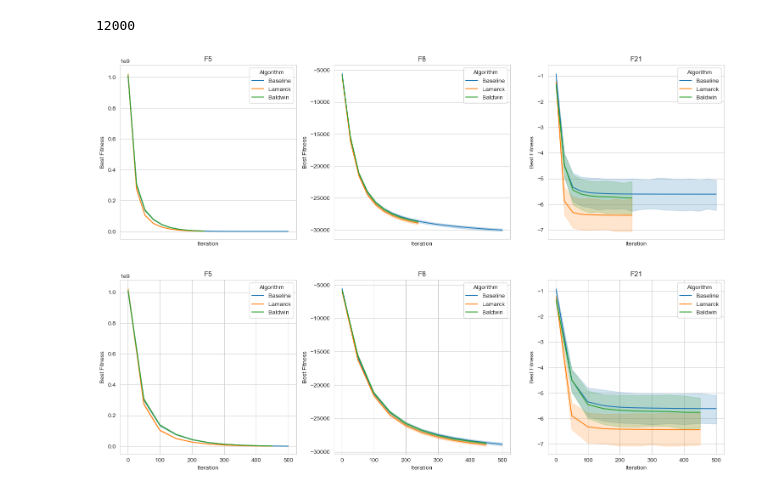
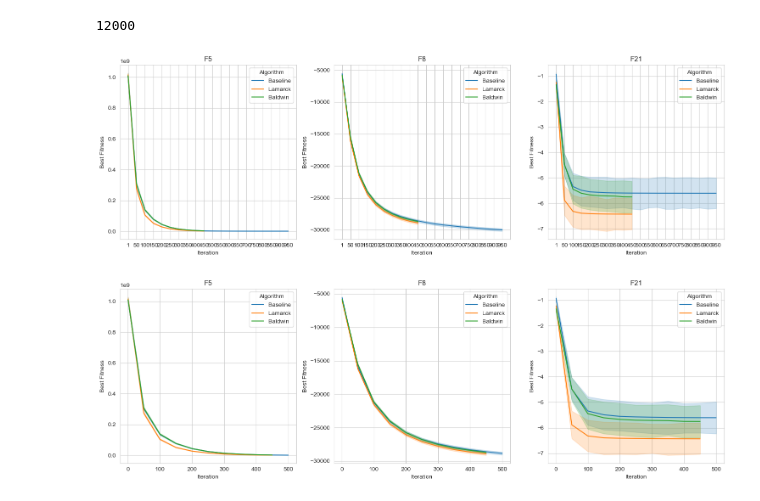
Before and after one commit to JIAOJIAOMEI/Evolution_algorithm, a Jupyter notebook: Experiment20/Results/plots.ipynb, the cells around one changed output. Cells and saved outputs as stored; diff of their text form; code cells hidden in the pictures.

```diff
--- a/Experiment20/Results/plots.ipynb
+++ b/Experiment20/Results/plots.ipynb
@@ -109,19 +109,19 @@ print(len(df))
 # %%
 # make lineplot
 cols = 3
 rows = 1
 plt.subplots(rows, cols, figsize=(15, 5))
 for i, function in enumerate(df['Function'].unique()):
     plt.subplot(rows, cols, i+1)
     sns.lineplot(x='Iteration', y='Best Fitness', hue='Algorithm', data=df[df['Function'] == function])
     plt.title(function)
 plt.tight_layout()
 # do not show x ticks
-plt.setp(plt.gcf().get_axes(), xticks=[])
+# plt.setp(plt.gcf().get_axes(), xticks=[])
 plt.savefig('picture1.png', dpi=300, bbox_inches='tight', pad_inches=0)
 plt.show()
 # %% [output]
-[figure, old version]
+[figure, new version]
 # %%
 # filter out the first 100 iterations
 df['Iteration'] = df['Iteration'].astype(int)
```
Also changed, not shown: 4 other files.
